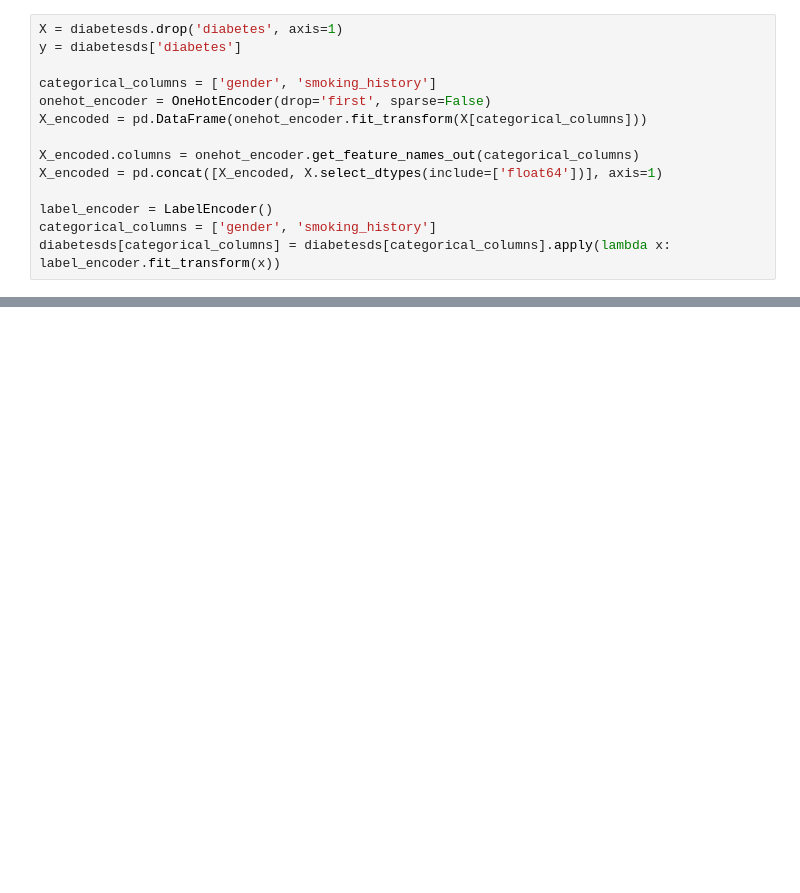
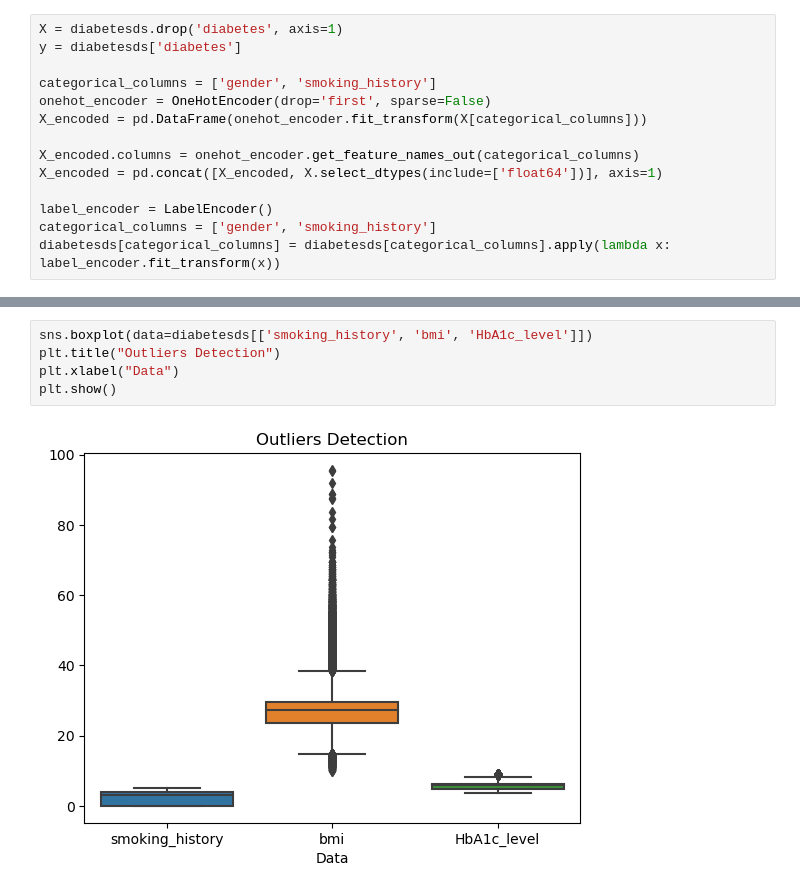
Before and after one commit to alexxtodea/Data-Analytics, a Jupyter notebook: DiabetesPrediction/TakeTwo.ipynb, the cells around one changed output, grey strips where cells are left out. Cells and saved outputs as stored; diff of their text form; blank space fills up the shorter version.

Commit message:
fixed performance diabetes

```diff
--- a/DiabetesPrediction/TakeTwo.ipynb
+++ b/DiabetesPrediction/TakeTwo.ipynb
@@ -39,0 +51,7 @@ diabetesds[categorical_columns] = diabetesds[categorical_columns].apply(lambda x
+# %%
+sns.boxplot(data=diabetesds[['smoking_history', 'bmi', 'HbA1c_level']])
+plt.title("Outliers Detection")
+plt.xlabel("Data")
+plt.show()
+# %% [output]
+[figure, added]
```
Also changed, not shown: parts of 14 cells of this notebook.
